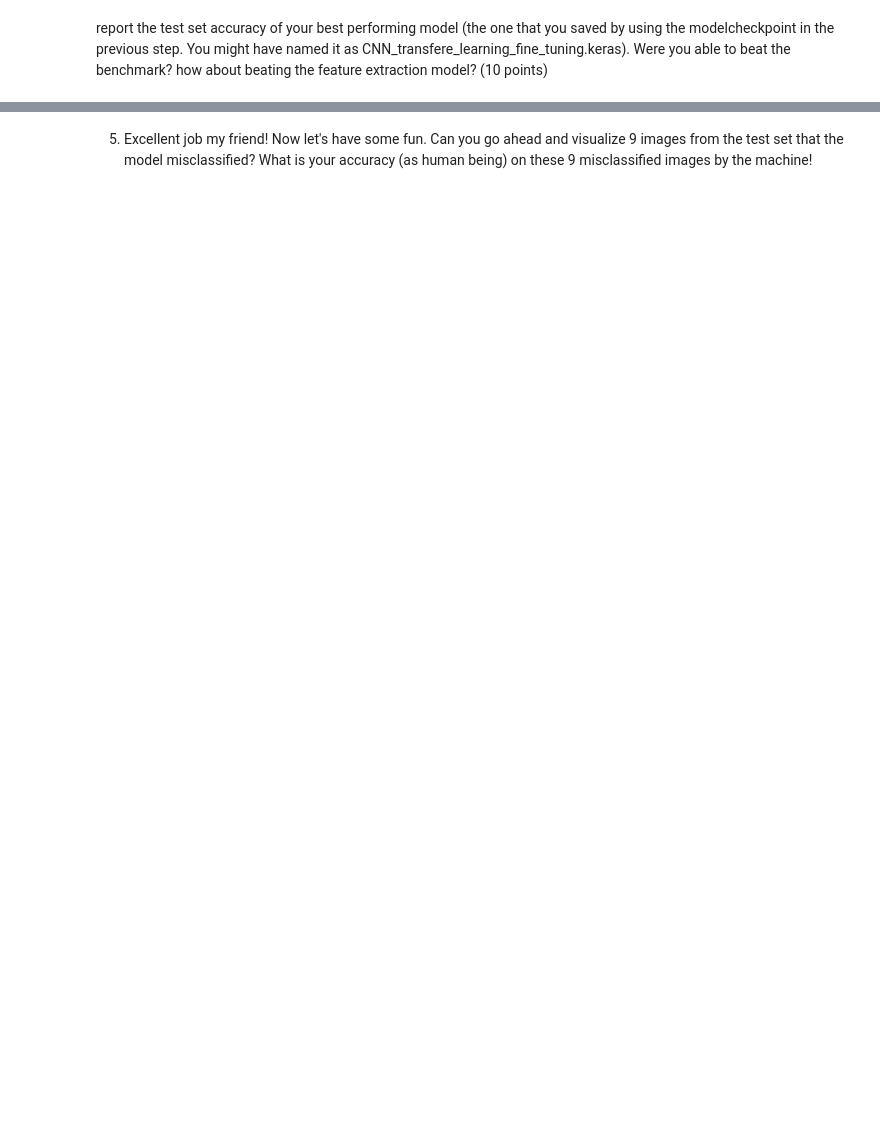
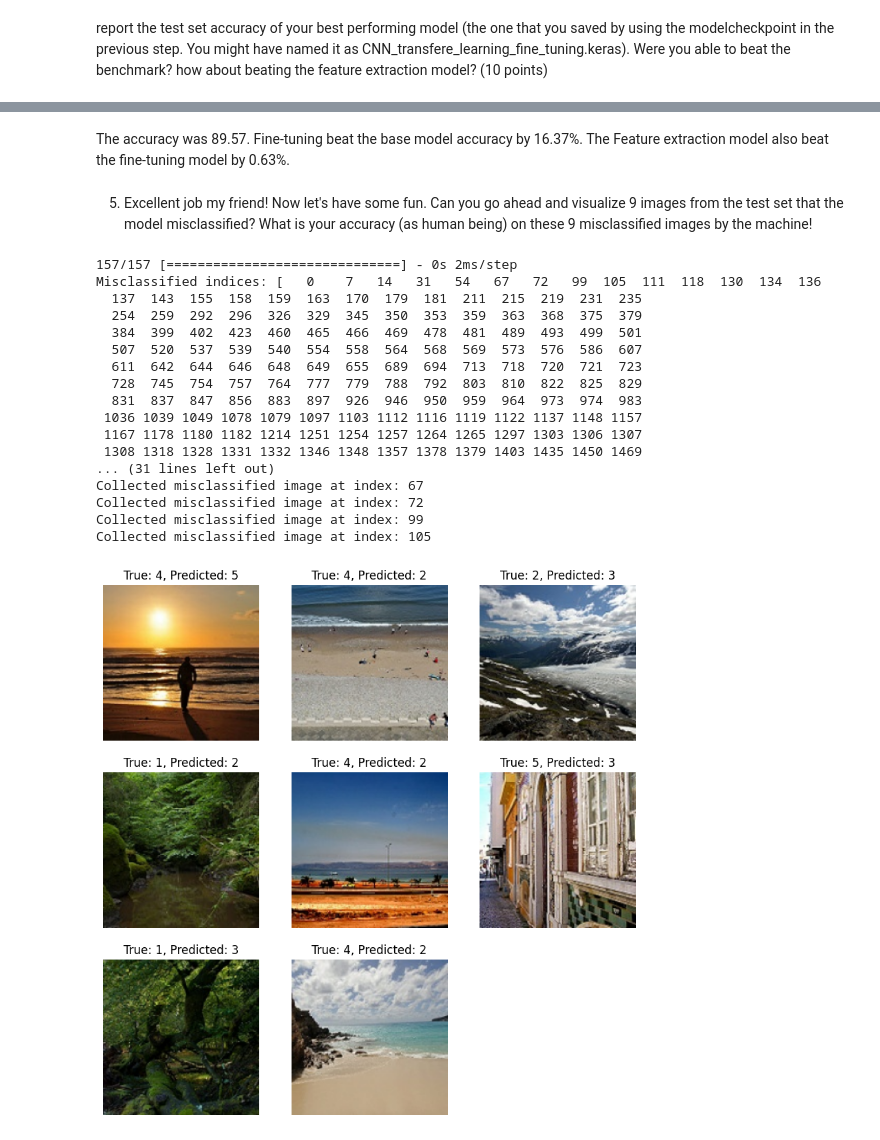
Before and after one commit to annelise-rasmussen/Deep_Learning_Projects, a Jupyter notebook: HW_5_2_AnneliseRasmussen.ipynb, the cells around one changed output, grey strips where cells are left out. Cells and saved outputs as stored; diff of their text form; code cells hidden in the pictures; blank space fills up the shorter version.

```diff
--- a/HW_5_2_AnneliseRasmussen.ipynb
+++ b/HW_5_2_AnneliseRasmussen.ipynb
@@ -315,0 +414,3 @@ report the test set accuracy of your best performing model (the one that you sav
+# %%
+test_model = keras.models.load_model("fe_cnn_model.h5")
+test_model.evaluate(test_features,test_labels)
@@ -328,2 +517,5 @@ plot the loss vs epoch graph! as well as accuracy vs epoch graph. (10 points)
 # %% [markdown]
 report the test set accuracy of your best performing model (the one that you saved by using the modelcheckpoint in the previous step. You might have named it as CNN_transfere_learning_fine_tuning.keras). Were you able to beat the benchmark? how about beating the feature extraction model? (10 points)
+# %%
+test_model = keras.models.load_model("ft_cnn_model")
+test_model.evaluate(test_dataset)
@@ -330,2 +525,67 @@ report the test set accuracy of your best performing model (the one that you sav
+# %% [markdown]
+The accuracy was 89.57. Fine-tuning beat the base model accuracy by 16.37%. The Feature extraction model also beat the fine-tuning model by 0.63%.
 # %% [markdown]
 5. Excellent job my friend! Now let's have some fun. Can you go ahead and visualize 9 images from the test set that the model misclassified? What is your accuracy (as human being) on these 9 misclassified images by the machine!
+# %%
+model = keras.models.load_model("fe_cnn_model.h5")
+import numpy as np
+
+
+# Make predictions on the test features
+test_predictions = model.predict(test_features)
+test_predictions = np.argmax(test_predictions, axis=1)  # Convert probabilities to class indices
+
+# Find the indices of misclassified images
+misclassified_indices = np.where(test_predictions != test_labels)[0]
+print(f"Misclassified indices: {misclassified_indices}")
+
+# Select a subset of misclassified images (up to 9)
+num_images_to_show = 9
+sample_misclassified_indices = misclassified_indices[:min(len(misclassified_indices), num_images_to_show)]
+print(f"Sample misclassified indices: {sample_misclassified_indices}")
+
+# Initialize lists to store the misclassified images and labels
+misclassified_images = []
+misclassified_true_labels = []
+misclassified_predicted_labels = []
+
+# Iterate through the test dataset to collect misclassified images
+for i, (images, labels) in enumerate(test_dataset.unbatch()):
+    if i in sample_misclassified_indices:
+        if labels.numpy() != test_predictions[i]:
+            misclassified_images.append(images.numpy())
+            misclassified_true_labels.append(labels.numpy())
+            misclassified_predicted_labels.append(test_predictions[i])
+            print(f"Collected misclassified image at index: {i}")
+        else:
+            print(f"Skipping correctly classified image at index: {i}")
+    if len(misclassified_images) == num_images_to_show:
+        break
+
+# Visualize the misclassified images
+plt.figure(figsize=(10, 10))
+for i in range(len(misclassified_images)):
+    ax = plt.subplot(3, 3, i + 1)
+    plt.imshow(misclassified_images[i].astype("uint8"))  # Convert the image to uint8 format
+    plt.title(f"True: {misclassified_true_labels[i]}, Predicted: {misclassified_predicted_labels[i]}")
+    plt.axis("off")
+plt.show()
+# %% [output]
+157/157 [==============================] - 0s 2ms/step
+Misclassified indices: [   0    7   14   31   54   67   72   99  105  111  118  130  134  136
+  137  143  155  158  159  163  170  179  181  211  215  219  231  235
+  254  259  292  296  326  329  345  350  353  359  363  368  375  379
+  384  399  402  423  460  465  466  469  478  481  489  493  499  501
+  507  520  537  539  540  554  558  564  568  569  573  576  586  607
+  611  642  644  646  648  649  655  689  694  713  718  720  721  723
+  728  745  754  757  764  777  779  788  792  803  810  822  825  829
+  831  837  847  856  883  897  926  946  950  959  964  973  974  983
+ 1036 1039 1049 1078 1079 1097 1103 1112 1116 1119 1122 1137 1148 1157
+ 1167 1178 1180 1182 1214 1251 1254 1257 1264 1265 1297 1303 1306 1307
+ 1308 1318 1328 1331 1332 1346 1348 1357 1378 1379 1403 1435 1450 1469
+... (31 lines left out)
+Collected misclassified image at index: 67
+Collected misclassified image at index: 72
+Collected misclassified image at index: 99
+Collected misclassified image at index: 105
+[figure, added]
```
Also changed, not shown: parts of 31 cells of this notebook.
